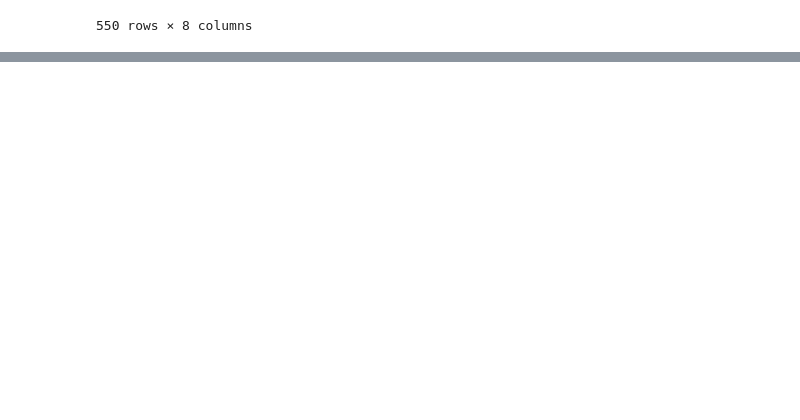
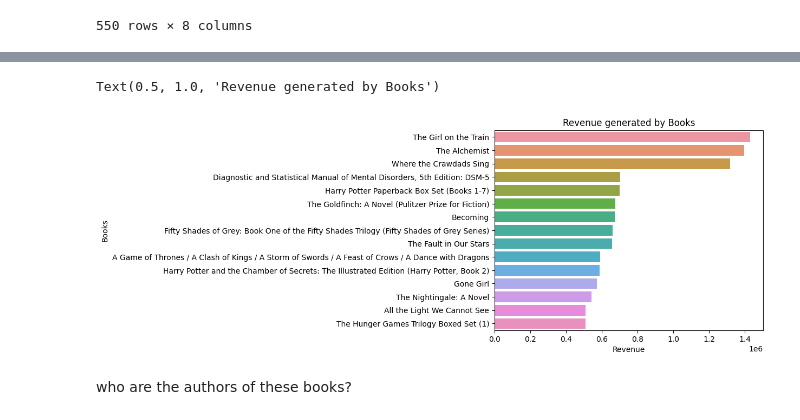
Before and after one commit to Oluyomy/Amazon_Bestselling_Reads-, a Jupyter notebook: bestsellers.ipynb, the cells around one changed output, grey strips where cells are left out. Cells and saved outputs as stored; diff of their text form; code cells hidden in the pictures; blank space fills up the shorter version.

```diff
--- a/bestsellers.ipynb
+++ b/bestsellers.ipynb
@@ -228,3 +228,7 @@ df
 | 548 | You Are a Badass: How to Stop Dou... | Jen Sincero | 4.7 | 14331 | 8 | 2018 | Non Fiction | 114648 |
 | 549 | You Are a Badass: How to Stop Dou... | Jen Sincero | 4.7 | 14331 | 8 | 2019 | Non Fiction | 114648 |
 550 rows × 8 columns
+# %%
+Bestseller_df = df.groupby('Name')['Assumed_profit'].max()
+Bestseller_df=Bestseller_df.sort_values(ascending=False).head(15)
+Bestseller_df
@@ -230,0 +253,10 @@ df
+# %%
+ax= sns.barplot(x=Bestseller_df, y=Bestseller_df.index)
+plt.xlabel("Revenue")
+plt.ylabel("Books")
+plt.title('Revenue generated by Books')
+# %% [output]
+Text(0.5, 1.0, 'Revenue generated by Books')
+[figure, added]
+# %% [markdown]
+who are the authors of these books?
```
Also changed, not shown: parts of 5 cells of this notebook, 1 other file.
